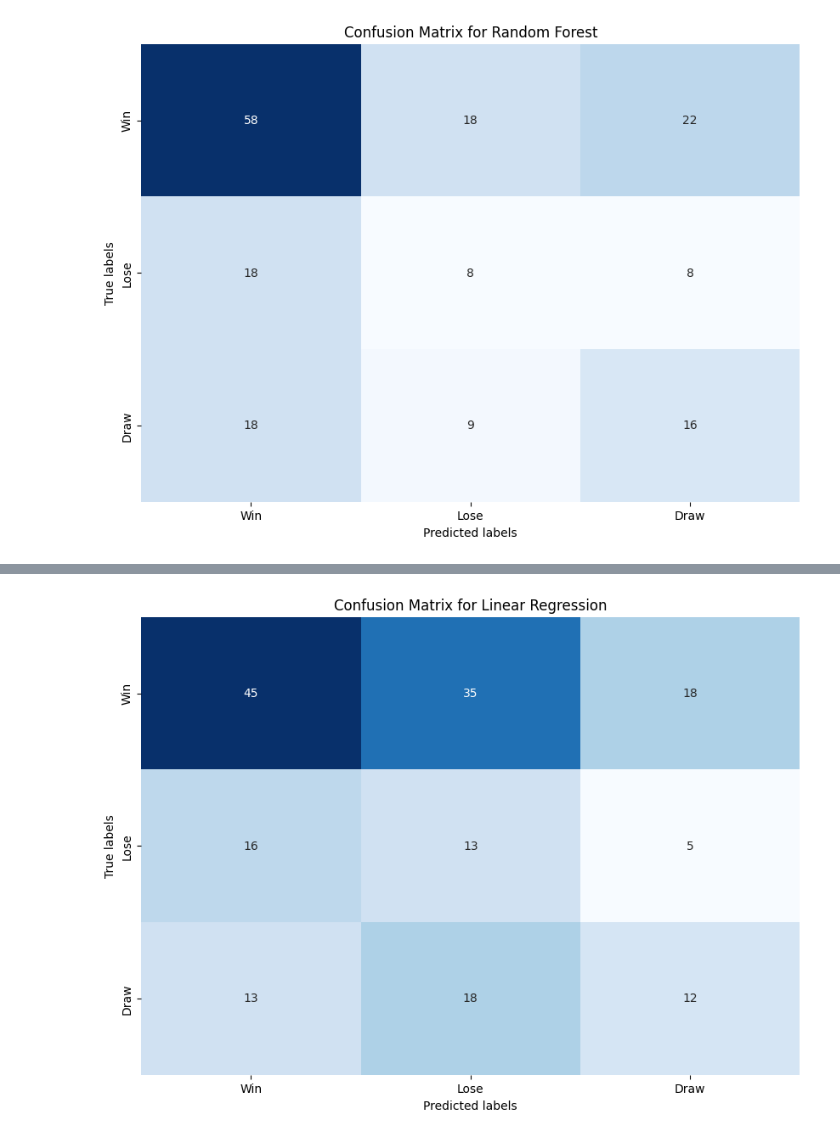
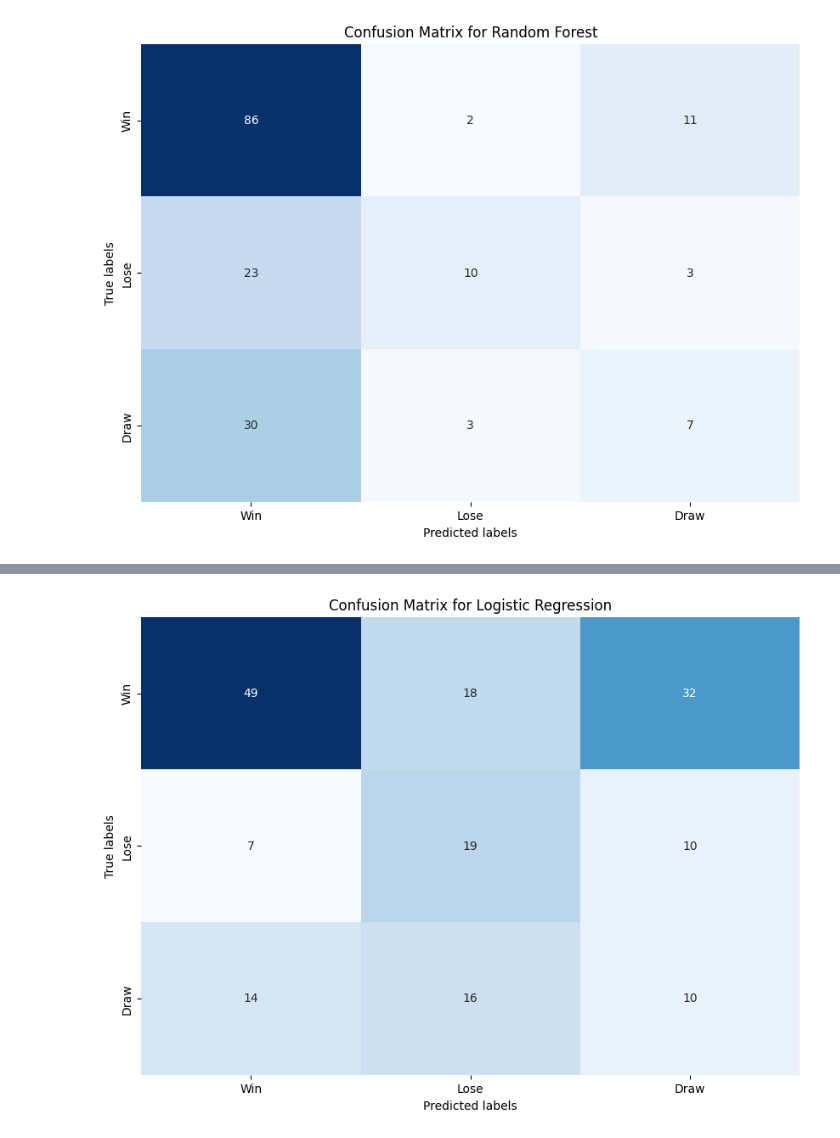
Before and after one commit to taiphanvan2k3/FootballPredict, a Jupyter notebook: src/train_model/Arsenal/train_model_new.ipynb, the cells around one changed output, grey strips where cells are left out. Saved outputs shown, nothing was run; the diff lists cells and outputs as text; code cells hidden in the pictures.

Commit message:
feat: [DS] Testing for the arsenal model

```diff
--- a/src/train_model/Arsenal/train_model_new.ipynb
+++ b/src/train_model/Arsenal/train_model_new.ipynb
@@ -470,12 +538,12 @@ for name, score in cv_results.items():
 # %% [markdown]
 ##### Sau resampling
 # %%
-with open('best_params/best_params_RF_balanced.json', 'r') as f:
+with open('final_best_params/best_params_RF.json', 'r') as f:
     best_params_RF = json.load(f)
 
 # Assuming 'best_params' has been filled with the best parameters for each model from GridSearchCV or RandomizedSearchCV
 algorithms = [
-    ('RF', RandomForestClassifier(**best_params_RF.get("RF", {}), random_state=42)),
+    ('RF', RandomForestClassifier(**best_params_RF.get("RF", {}), random_state=seed)),
 ]
 
 cv_results = {}
@@ -573,6 +687,4 @@ df.sort_values(by="score", ascending=False)
 #### Vẽ ma trận nhầm lẫn của model có độ chính xác cao nhất
 # %%
 from sklearn.model_selection import train_test_split
-from imblearn.over_sampling import SMOTE
-
-X_train, X_test, y_train, y_test = train_test_split(X, y, test_size=0.2, random_state=42)
+X_train, X_test, y_train, y_test = train_test_split(X, y, test_size=0.2, random_state=seed, stratify=y)
@@ -581,17 +724,23 @@ X_train, X_test, y_train, y_test = train_test_split(X, y, test_size=0.2, random_
 # %%
-with open('best_params/best_params_RF.json', 'r') as f:
+with open('final_best_params/best_params_RF.json', 'r') as f:
     best_params_RF = json.load(f)
+    best_params_RF["RF"]["class_weight"] = "balanced"
 
-rf_model = RandomForestClassifier(**best_params_RF.get("RF", {}), class_weight='balanced', random_state=42)
+rf_model = RandomForestClassifier(**best_params_RF.get("RF", {}), random_state=seed)
 
 y_pred = rf_model.fit(X_train, y_train).predict(X_test)
+
 # Tạo ma trận confusion
 cm = confusion_matrix(y_test, y_pred)
 
-# Định nghĩa nhãn cho các trục tương ứng với các lớp của 'Result'
-labels = ['Win', 'Lose', 'Draw']
+# Định nghĩa lại nhãn theo thứ tự mong muốn
+original_labels = ['Draw', 'Lose', 'Win']
+desired_labels = ['Win', 'Lose', 'Draw']
+label_mapping = {label: i for i, label in enumerate(original_labels)}
+desired_indices = [label_mapping[label] for label in desired_labels]
 
-df_cm = pd.DataFrame(cm, index=labels, columns=labels)
+cm_reordered = cm[desired_indices, :][:, desired_indices]
+df_cm = pd.DataFrame(cm_reordered, index=desired_labels, columns=desired_labels)
 
 # Vẽ ma trận confusion với nhãn cụ thể
 plt.figure(figsize=(10, 7))
@@ -607,24 +788,32 @@ plt.show()
 # %%
-with open('best_params/best_params_random_other.json', 'r') as f:
+with open('final_best_params/best_params_random_other_balanced.json', 'r') as f:
     best_params_other = json.load(f)
+    best_params_other["LR"].pop("class_weight", None)
 
-lr_model = LogisticRegression(**best_params_other.get("LR", {}), class_weight='balanced', random_state=42)
+lr_model = LogisticRegression(**best_params_other.get("LR", {}), class_weight="balanced", random_state=seed)
 
 y_pred = lr_model.fit(X_train, y_train).predict(X_test)
+
 # Tạo ma trận confusion
 cm = confusion_matrix(y_test, y_pred)
 
-# Định nghĩa nhãn cho các trục tương ứng với các lớp của 'Result'
-labels = ['Win', 'Lose', 'Draw']
+# Định nghĩa lại nhãn theo thứ tự mong muốn
+original_labels = ['Draw', 'Lose', 'Win']
+desired_labels = ['Win', 'Lose', 'Draw']
+label_mapping = {label: i for i, label in enumerate(original_labels)}
+desired_indices = [label_mapping[label] for label in desired_labels]
 
-df_cm = pd.DataFrame(cm, index=labels, columns=labels)
+# Sắp xếp lại ma trận confusion
+cm_reordered = cm[:, desired_indices][desired_indices, :]
+
+df_cm = pd.DataFrame(cm_reordered, index=desired_labels, columns=desired_labels)
 
 # Vẽ ma trận confusion với nhãn cụ thể
 plt.figure(figsize=(10, 7))
 sns.heatmap(df_cm, annot=True, fmt="d", cmap='Blues', cbar=False)
 plt.xlabel('Predicted labels')
 plt.ylabel('True labels')
-plt.title('Confusion Matrix for Linear Regression')
+plt.title('Confusion Matrix for Logistic Regression')
 plt.show()
 # %% [output]
-[figure, old version]
+[figure, new version]
```
Also changed, not shown: parts of 28 cells of this notebook, 9 other files.
